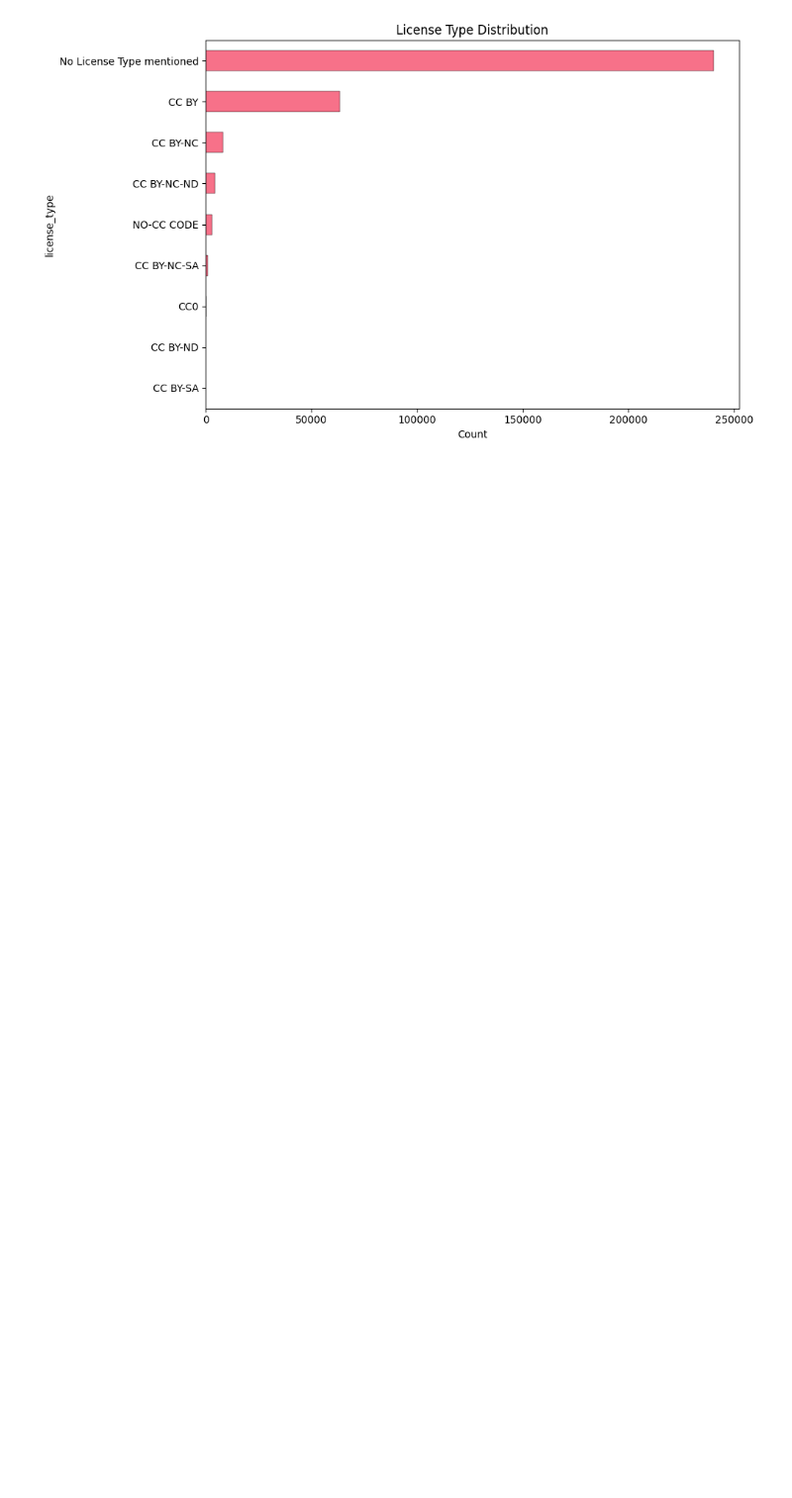
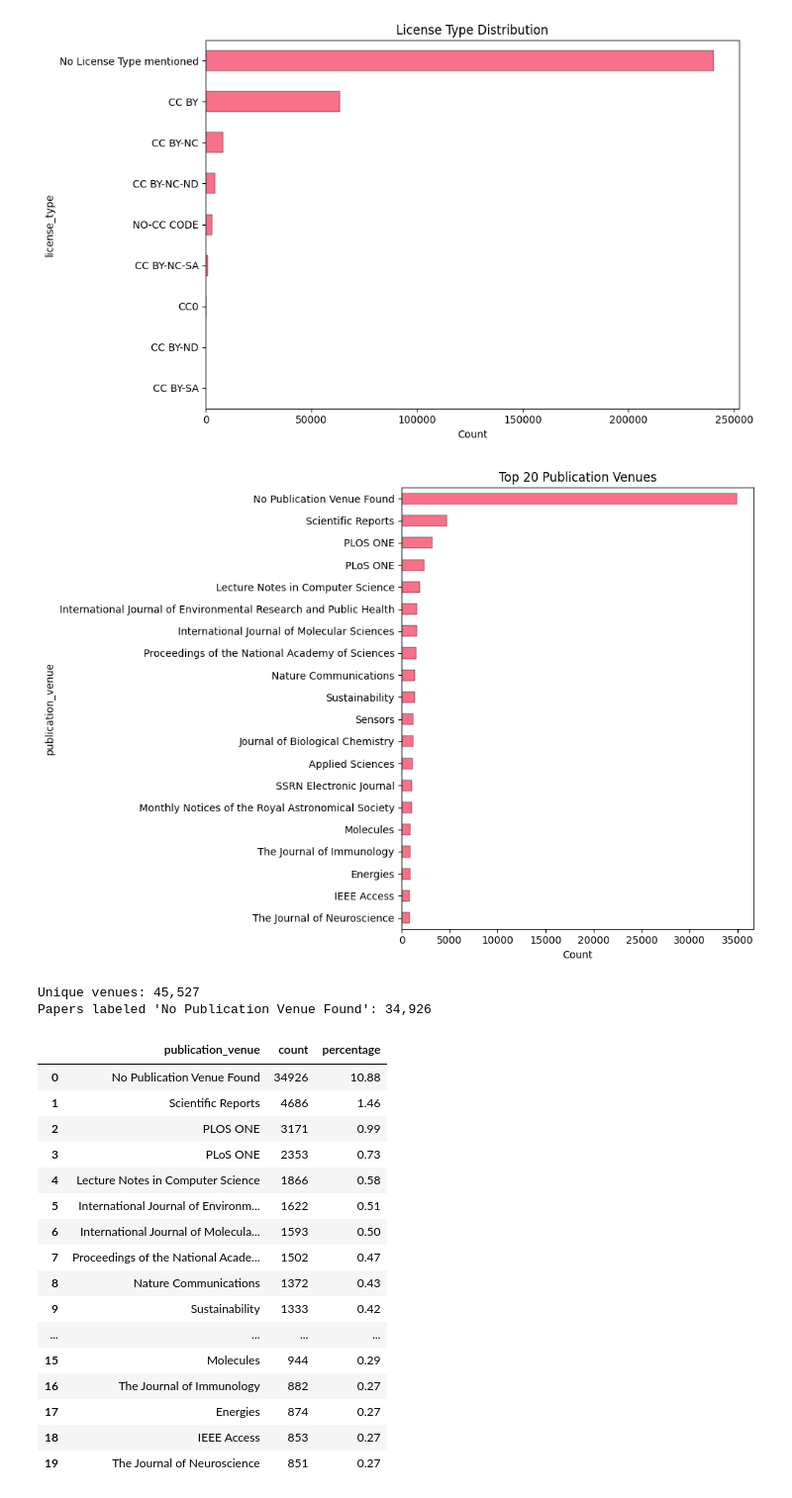
Before and after one commit to kierangivens/softcite-extractions-oa, a Jupyter notebook: softcite_analysis.ipynb, the cells around one changed output. Shown at 99% size. Drawn from its saved outputs; the diff is of its cells as text; code cells hidden in the pictures; blank space fills up the shorter version.

Commit message:
Plot/evaluate top publication venues

```diff
--- a/softcite_analysis.ipynb
+++ b/softcite_analysis.ipynb
@@ -253,3 +253,53 @@ plt.tight_layout()
 plt.show()
 # %% [output]
 [figure]
+# %%
+venue_series = (
+    papers_df['publication_venue']
+    .replace(r'^\s*$', pd.NA, regex=True)
+    .fillna("No Publication Venue Found")
+)
+
+top_venues = venue_series.value_counts().head(20)
+
+fig, ax = plt.subplots(figsize=(10, 7))
+top_venues.plot(kind='barh', ax=ax, edgecolor='black', linewidth=0.3)
+ax.set_title("Top 20 Publication Venues")
+ax.set_xlabel("Count")
+ax.invert_yaxis()
+plt.tight_layout()
+plt.show()
+
+top_venues_table = (
+    top_venues
+    .rename_axis("publication_venue")
+    .reset_index(name="count")
+    .assign(percentage=lambda d: (d["count"] / len(papers_df) * 100).round(2))
+)
+
+print(f"Unique venues: {venue_series.nunique():,}")
+print(f"Papers labeled 'No Publication Venue Found': "
+      f"{(venue_series == 'No Publication Venue Found').sum():,}")
+
+top_venues_table
+# %% [output]
+[figure, added]
+Unique venues: 45,527
+Papers labeled 'No Publication Venue Found': 34,926
+|  | publication_venue | count | percentage |
+| 0 | No Publication Venue Found | 34926 | 10.88 |
+| 1 | Scientific Reports | 4686 | 1.46 |
+| 2 | PLOS ONE | 3171 | 0.99 |
+| 3 | PLoS ONE | 2353 | 0.73 |
+| 4 | Lecture Notes in Computer Science | 1866 | 0.58 |
+| 5 | International Journal of Environm... | 1622 | 0.51 |
+| 6 | International Journal of Molecula... | 1593 | 0.50 |
+| 7 | Proceedings of the National Acade... | 1502 | 0.47 |
+| 8 | Nature Communications | 1372 | 0.43 |
+| 9 | Sustainability | 1333 | 0.42 |
+| ... | ... | ... | ... |
+| 15 | Molecules | 944 | 0.29 |
+| 16 | The Journal of Immunology | 882 | 0.27 |
+| 17 | Energies | 874 | 0.27 |
+| 18 | IEEE Access | 853 | 0.27 |
+| 19 | The Journal of Neuroscience | 851 | 0.27 |
```
